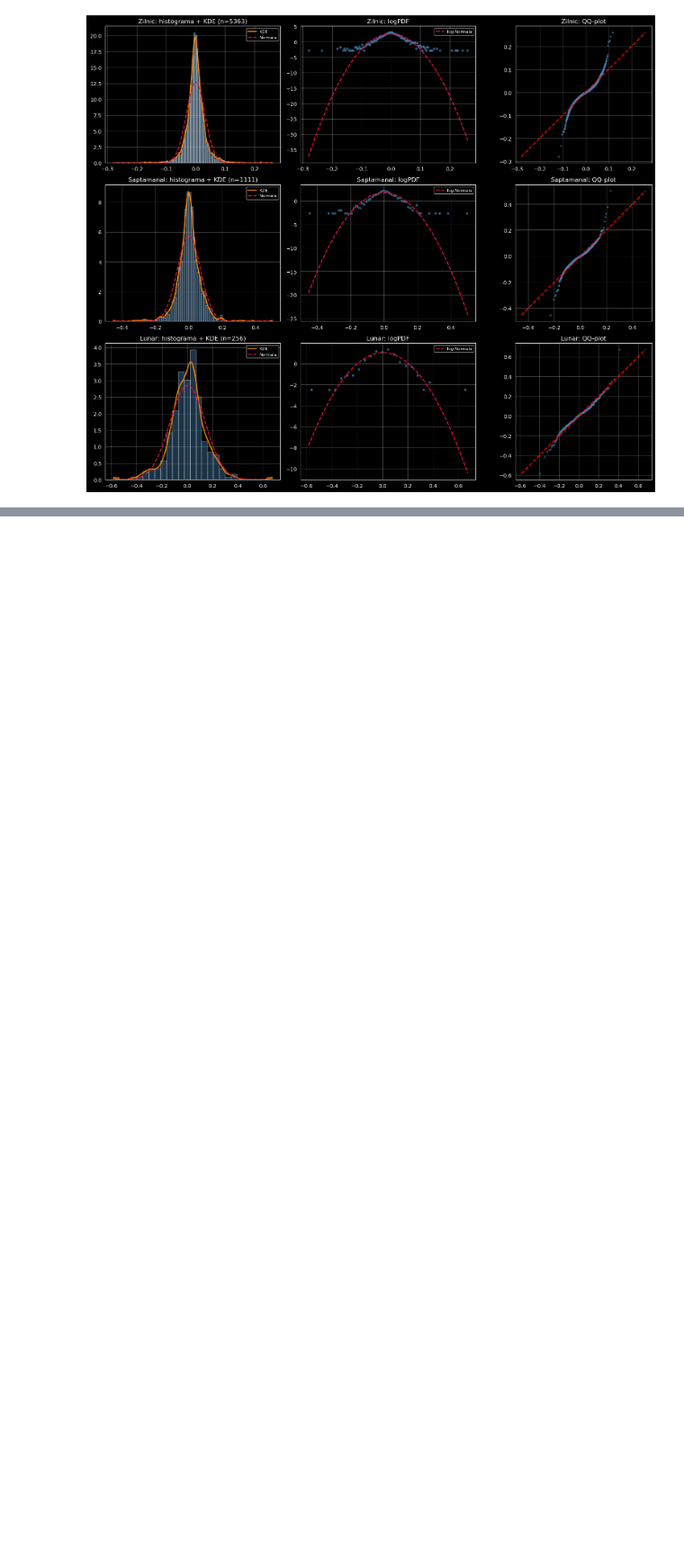
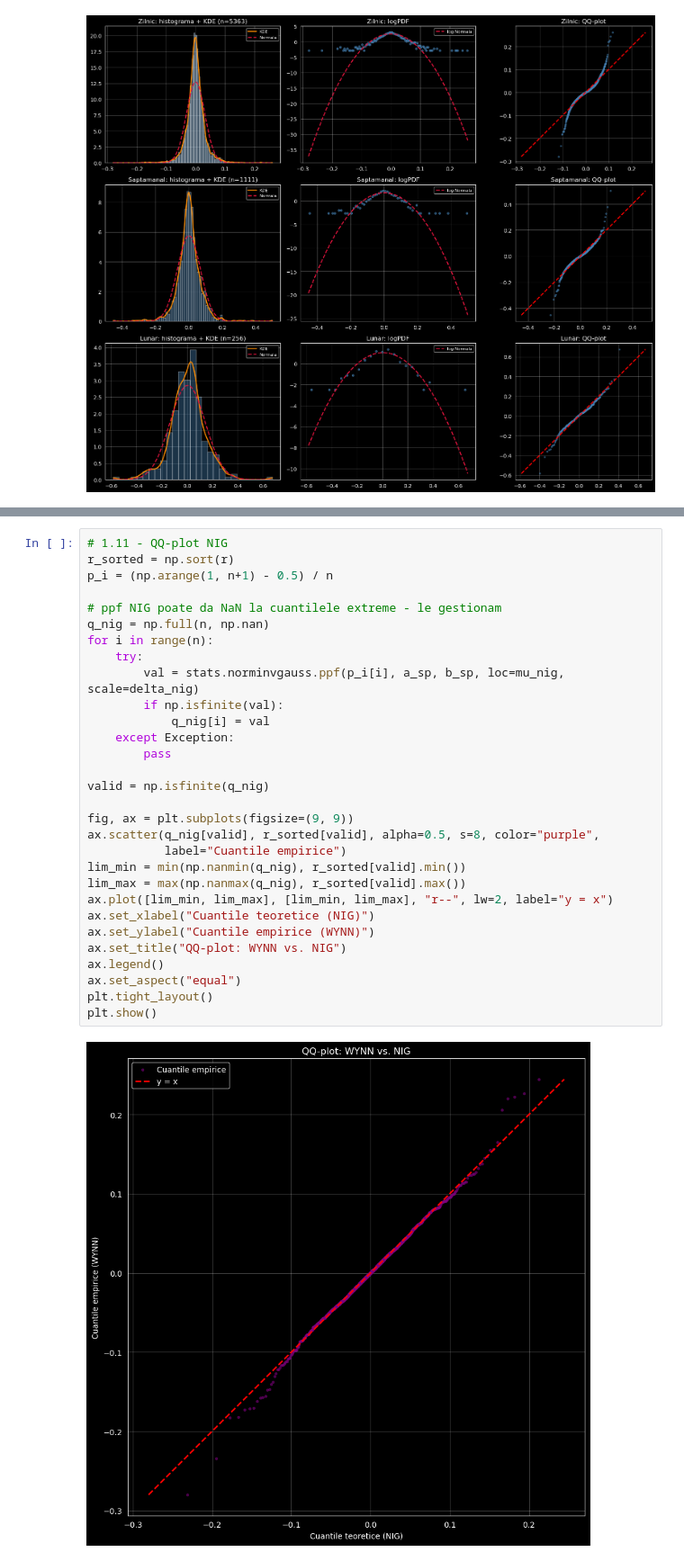
Before and after one commit to DomnulK/ADEA-WYNN, a Jupyter notebook: notebooks/01_part1_distributii_globale.ipynb, the cells around one changed output, grey strips where cells are left out. Shown at 90% size. Drawn from its saved outputs; the diff is of its cells as text; blank space fills up the shorter version.

```diff
--- a/notebooks/01_part1_distributii_globale.ipynb
+++ b/notebooks/01_part1_distributii_globale.ipynb
@@ -512,0 +909,32 @@ Astfel implicatiile in cazul nostru sunt urmatoarele:
+# %%
+# 1.11 - QQ-plot NIG
+r_sorted = np.sort(r)
+p_i = (np.arange(1, n+1) - 0.5) / n
+
+# ppf NIG poate da NaN la cuantilele extreme - le gestionam
+q_nig = np.full(n, np.nan)
+for i in range(n):
+    try:
+        val = stats.norminvgauss.ppf(p_i[i], a_sp, b_sp, loc=mu_nig, scale=delta_nig)
+        if np.isfinite(val):
+            q_nig[i] = val
+    except Exception:
+        pass
+
+valid = np.isfinite(q_nig)
+
+fig, ax = plt.subplots(figsize=(9, 9))
+ax.scatter(q_nig[valid], r_sorted[valid], alpha=0.5, s=8, color="purple",
+           label="Cuantile empirice")
+lim_min = min(np.nanmin(q_nig), r_sorted[valid].min())
+lim_max = max(np.nanmax(q_nig), r_sorted[valid].max())
+ax.plot([lim_min, lim_max], [lim_min, lim_max], "r--", lw=2, label="y = x")
+ax.set_xlabel("Cuantile teoretice (NIG)")
+ax.set_ylabel("Cuantile empirice (WYNN)")
+ax.set_title("QQ-plot: WYNN vs. NIG")
+ax.legend()
+ax.set_aspect("equal")
+plt.tight_layout()
+plt.show()
+# %% [output]
+[figure, added]
```
Also changed, not shown: parts of 48 cells of this notebook, 8 other files.
